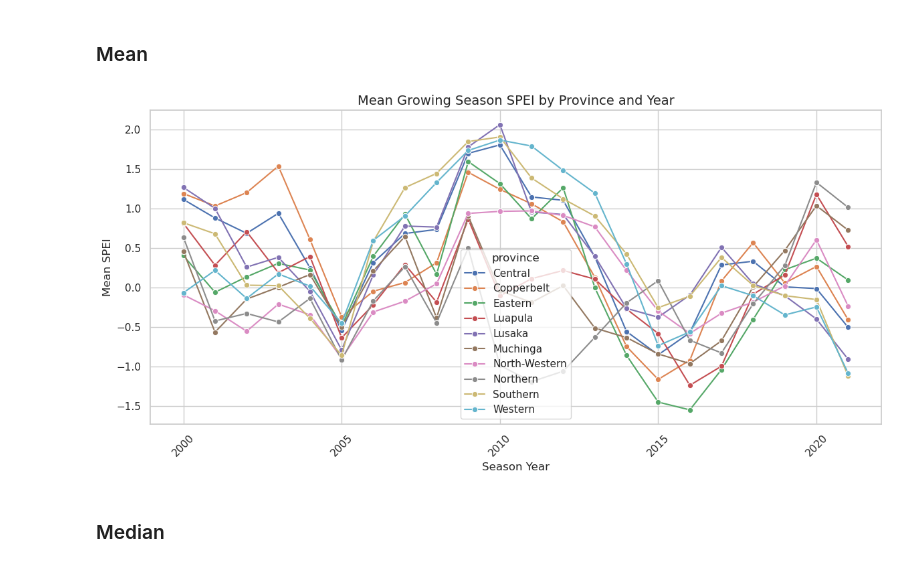
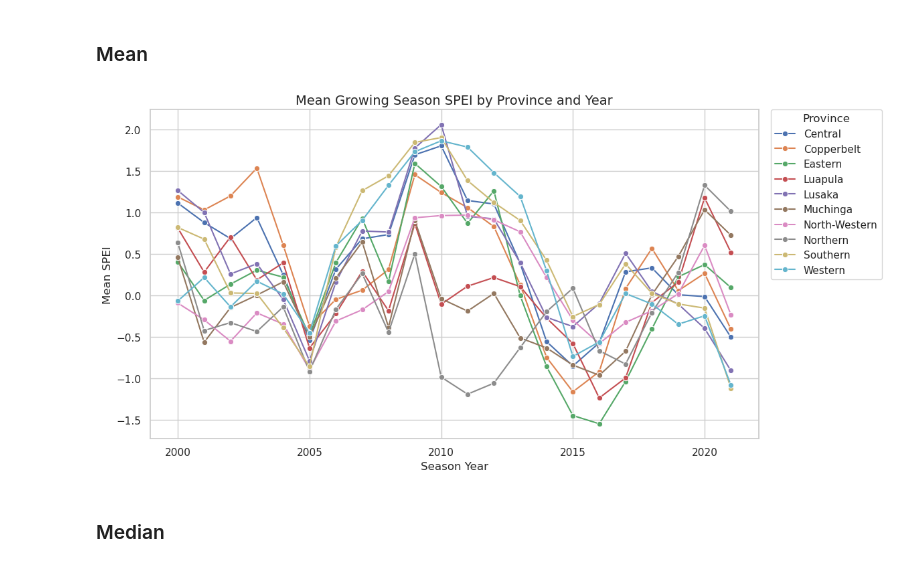
Before and after one commit to annamwaller/zambia, a Jupyter notebook: Seasonal_Analysis.ipynb, the cells around one changed output. Drawn from its saved outputs; the diff is of its cells as text; code cells hidden in the pictures.

Commit message:
fixed SPEI plots

```diff
--- a/Seasonal_Analysis.ipynb
+++ b/Seasonal_Analysis.ipynb
@@ -217,23 +217,23 @@ df = pd.read_csv('province_summary.csv')
 # %%
 sns.set(style="whitegrid")
 
 plt.figure(figsize=(12, 6))
 sns.lineplot(
     data=province_summary,
     x='season_year',
     y='mean_spei',
     hue='province',
     marker='o'
 )
 
 plt.title('Mean Growing Season SPEI by Province and Year', fontsize=14)
 plt.xlabel('Season Year')
 plt.ylabel('Mean SPEI')
-plt.xticks(rotation=45)
+plt.legend(title='Province', bbox_to_anchor=(1.02, 1), loc='upper left', borderaxespad=0)
 plt.tight_layout()
 plt.show()
 # %% [output]
-[figure, old version]
+[figure, new version]
 # %% [markdown]
 ### Median
 # %%
```
Also changed, not shown: parts of 1 cell of this notebook.
